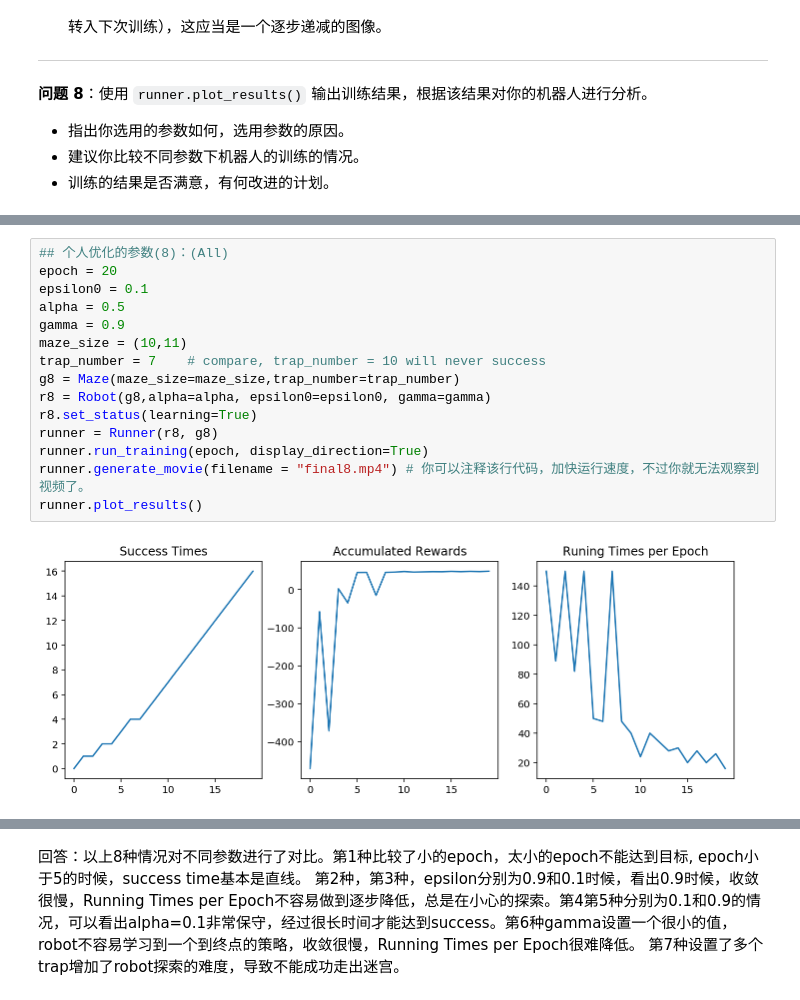
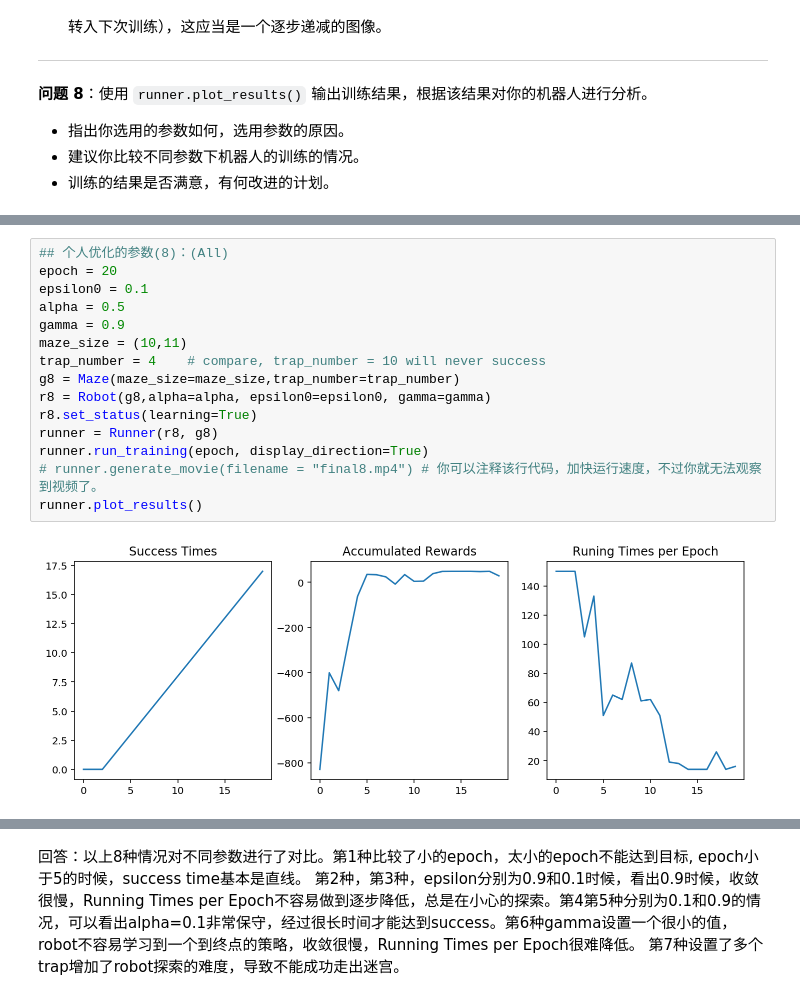
Before and after one commit to TomTorange/robot_maze, a Jupyter notebook: robot_maze.ipynb, the cells around one changed output, grey strips where cells are left out. Saved outputs shown, nothing was run; the diff lists cells and outputs as text.

```diff
--- a/robot_maze.ipynb
+++ b/robot_maze.ipynb
@@ -395,20 +402,20 @@ runner.plot_results()
 # %%
 ## 个人优化的参数(8)：(All)
 epoch = 20
 epsilon0 = 0.1
 alpha = 0.5
 gamma = 0.9
 maze_size = (10,11)
-trap_number = 7    # compare, trap_number = 10 will never success
+trap_number = 4    # compare, trap_number = 10 will never success
 g8 = Maze(maze_size=maze_size,trap_number=trap_number)
 r8 = Robot(g8,alpha=alpha, epsilon0=epsilon0, gamma=gamma)
 r8.set_status(learning=True)
 runner = Runner(r8, g8)
 runner.run_training(epoch, display_direction=True)
-runner.generate_movie(filename = "final8.mp4") # 你可以注释该行代码，加快运行速度，不过你就无法观察到视频了。
+# runner.generate_movie(filename = "final8.mp4") # 你可以注释该行代码，加快运行速度，不过你就无法观察到视频了。
 runner.plot_results()
 # %% [output]
-[figure, old version]
+[figure, new version]
 # %% [markdown]
 回答：
 1. epoch： 训练次数：如果训练次数很少，例如低于5将很难达到目标，建议增加训练次数。但在结果收敛情况下再增加epoch就没有意义了。
```
Also changed, not shown: parts of 16 cells of this notebook.
